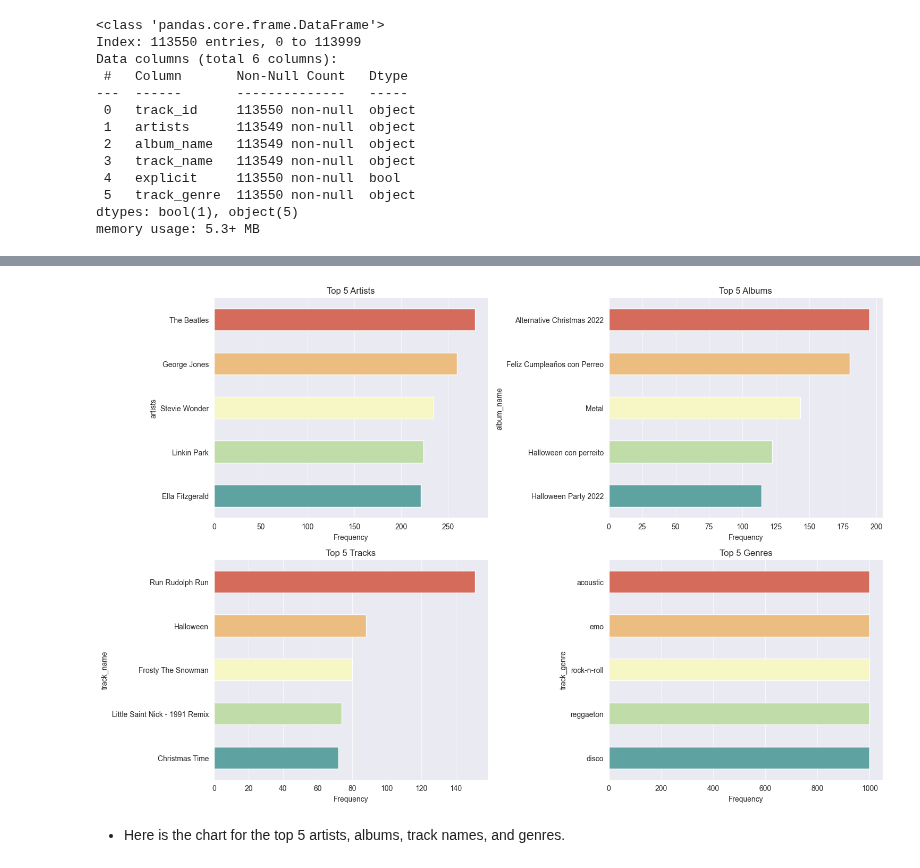
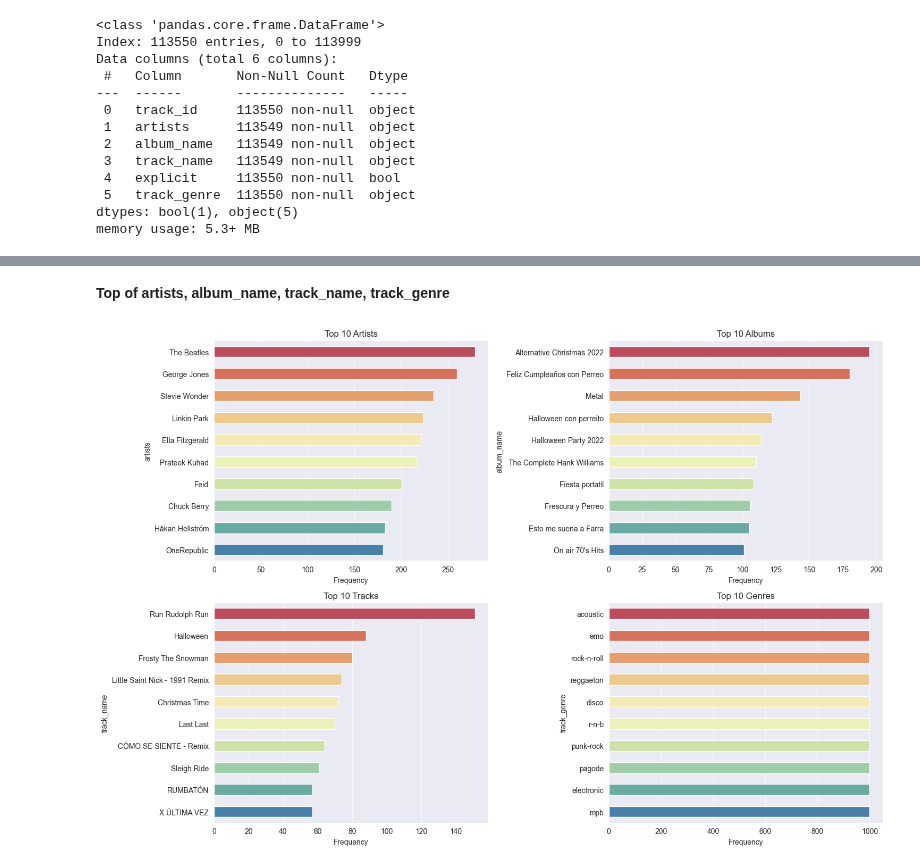
Before and after one commit to duongtruongbinh/Prog4DS_FinalProject, a Jupyter notebook: Data_Exploring-and-Preprocessing.ipynb, the cells around one changed output, grey strips where cells are left out. Cells and saved outputs as stored; diff of their text form; code cells hidden in the pictures.

Commit message:
Finish Explore and preprocessing data

```diff
--- a/Data_Exploring-and-Preprocessing.ipynb
+++ b/Data_Exploring-and-Preprocessing.ipynb
@@ -306,0 +332,5 @@ categorical_cols[categorical_cols['track_name'] == 'nan']
+# %%
+index_to_drop = df[categorical_cols.isnull().any(axis=1)].index
+df.drop(index_to_drop, inplace=True)
+
+print(f'Rows with missing values dropped. Updated DataFrame shape: {df.shape}')
@@ -338,0 +370,13 @@ plt.pie(np.unique(categorical_cols['explicit'], return_counts=True)[1], labels=n
+# %%
+unique_values, value_counts = np.unique(categorical_cols['explicit'], return_counts=True)
+
+fig, ax = plt.subplots(figsize=(5, 5))
+
+# Explode the slice with explicit tracks for emphasis
+explode = [0, 0.1]  # Only "yes" (true) will be slightly exploded
+colors = ['#66b3ff','#99ff99']
+
+ax.pie(value_counts, labels=unique_values, autopct='%1.2f%%', startangle=90, colors=colors, explode=explode)
+ax.axis('equal')
+ax.set_title('Distribution of Explicit Tracks')
+plt.show()
@@ -339,5 +389,7 @@ plt.pie(np.unique(categorical_cols['explicit'], return_counts=True)[1], labels=n
+# %% [markdown]
+**Top of artists, album_name, track_name, track_genre**
 # %%
-top_n = 5
+top_n = 10
 sns.set_style('darkgrid')
 
 # Get the top N most frequent artists, albums, tracks, and genres
@@ -353,33 +405,31 @@ with warnings.catch_warnings():
     # Plotting
     fig, axes = plt.subplots(nrows=2, ncols=2, figsize=(15, 10))
 
     # Top N Artists
     sns.barplot(x=top_artists.values, y=top_artists.index, palette="Spectral", ax=axes[0, 0], orient='h',  zorder=3, width=0.5)
     axes[0, 0].set_title(f'Top {top_n} Artists')
     axes[0, 0].set_xlabel('Frequency')
     axes[0, 0].xaxis.grid(linestyle='-', linewidth=0.5, alpha=1, zorder=0)
 
     # Top N Albums
     sns.barplot(x=top_albums.values, y=top_albums.index, palette="Spectral", ax=axes[0, 1], orient='h', zorder=3, width=0.5)
     axes[0, 1].set_title(f'Top {top_n} Albums')
     axes[0, 1].set_xlabel('Frequency')
     axes[0, 1].xaxis.grid(linestyle='-', linewidth=0.5, alpha=1, zorder=0)
 
     # Top N Tracks
     sns.barplot(x=top_tracks.values, y=top_tracks.index, palette="Spectral", ax=axes[1, 0], orient='h', zorder=3, width=0.5)
     axes[1, 0].set_title(f'Top {top_n} Tracks')
     axes[1, 0].set_xlabel('Frequency')
     axes[1, 0].xaxis.grid(linestyle='-', linewidth=0.5, alpha=1, zorder=0)
 
     # Top N Genres
     sns.barplot(x=top_genres.values, y=top_genres.index, palette="Spectral", ax=axes[1, 1], orient='h', zorder=3, width=0.5)
     axes[1, 1].set_title(f'Top {top_n} Genres')
     axes[1, 1].set_xlabel('Frequency')
     axes[1, 1].xaxis.grid(linestyle='-', linewidth=0.5, alpha=1, zorder=0)
 
     plt.tight_layout()
     plt.show()
 # %% [output]
-[figure, old version]
+[figure, new version]
-# %% [markdown]
-- Here is the chart for the top 5 artists, albums, track names, and genres.
```
Also changed, not shown: parts of 41 cells of this notebook.
